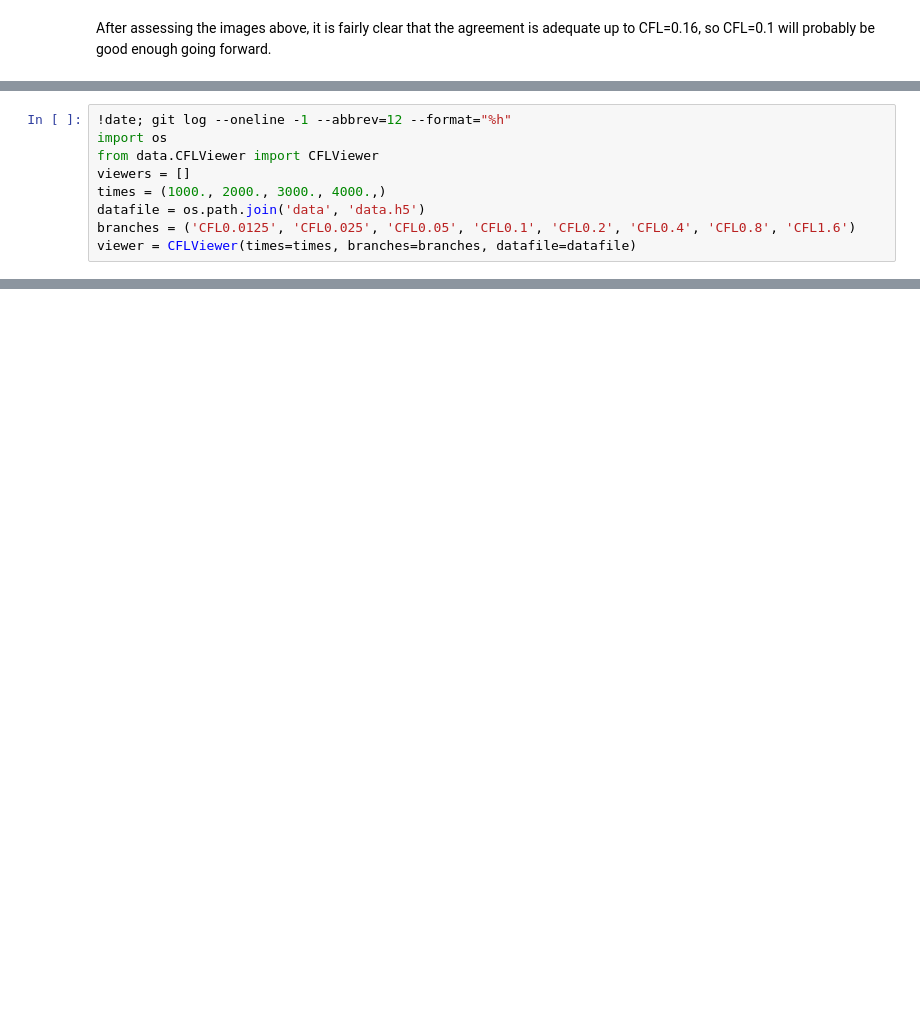
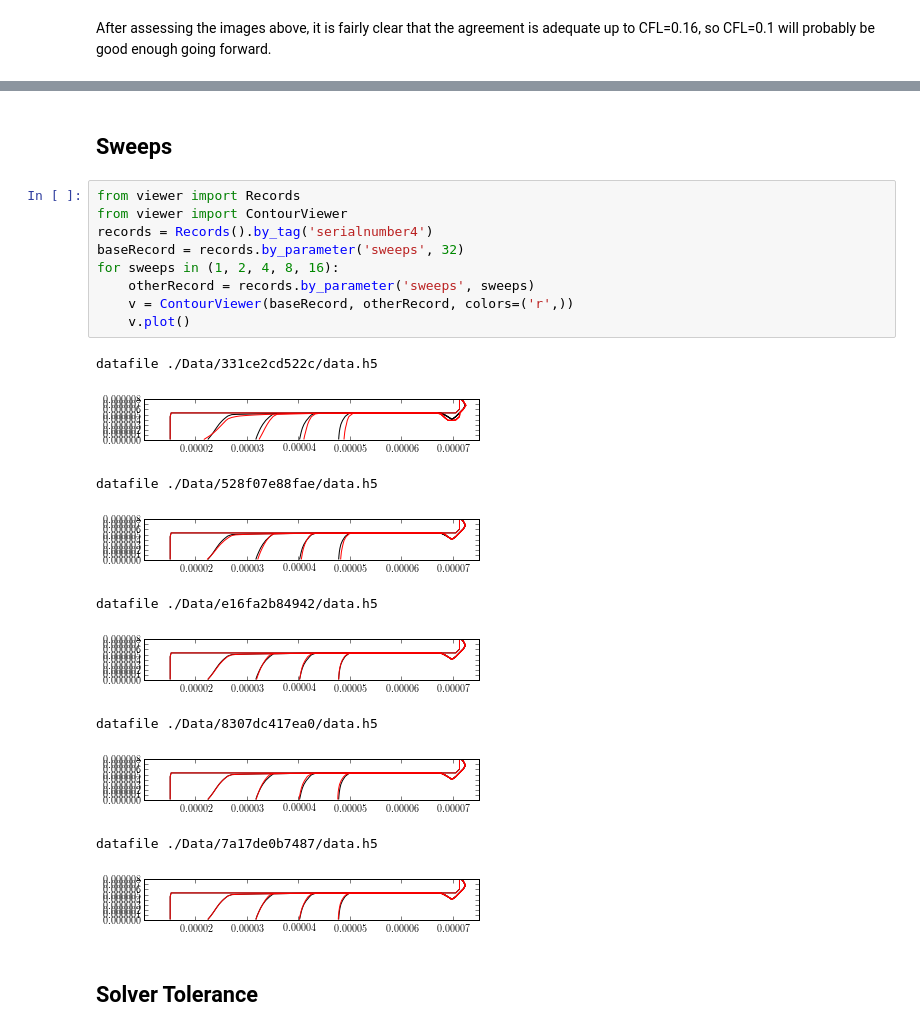
Before and after one commit to wd15/extremefill2D, a Jupyter notebook: convergence.ipynb, the cells around one changed output, grey strips where cells are left out. Saved outputs shown, nothing was run; the diff lists cells and outputs as text; blank space fills up the shorter version.

```diff
--- a/convergence.ipynb
+++ b/convergence.ipynb
@@ -153,9 +51,0 @@ Going from CFL=1.6 to CFL=0.25 shows imporovement in convergence.
-# %%
-!date; git log --oneline -1 --abbrev=12 --format="%h"
-import os
-from data.CFLViewer import CFLViewer
-viewers = []
-times = (1000., 2000., 3000., 4000.,)
-datafile = os.path.join('data', 'data.h5')
-branches = ('CFL0.0125', 'CFL0.025', 'CFL0.05', 'CFL0.1', 'CFL0.2', 'CFL0.4', 'CFL0.8', 'CFL1.6')
-viewer = CFLViewer(times=times, branches=branches, datafile=datafile)
@@ -209,0 +109,24 @@ Below values of CFL = 0.1 the convergence seems to be first order. This doesn't
+# %% [markdown]
+## Sweeps
+# %%
+from viewer import Records
+from viewer import ContourViewer
+records = Records().by_tag('serialnumber4')
+baseRecord = records.by_parameter('sweeps', 32)
+for sweeps in (1, 2, 4, 8, 16):
+    otherRecord = records.by_parameter('sweeps', sweeps)
+    v = ContourViewer(baseRecord, otherRecord, colors=('r',))
+    v.plot()
+# %% [output]
+datafile ./Data/331ce2cd522c/data.h5
+[figure, added]
+datafile ./Data/528f07e88fae/data.h5
+[figure, added]
+datafile ./Data/e16fa2b84942/data.h5
+[figure, added]
+datafile ./Data/8307dc417ea0/data.h5
+[figure, added]
+datafile ./Data/7a17de0b7487/data.h5
+[figure, added]
+# %% [markdown]
+## Solver Tolerance
```
Also changed, not shown: parts of 25 cells of this notebook.
